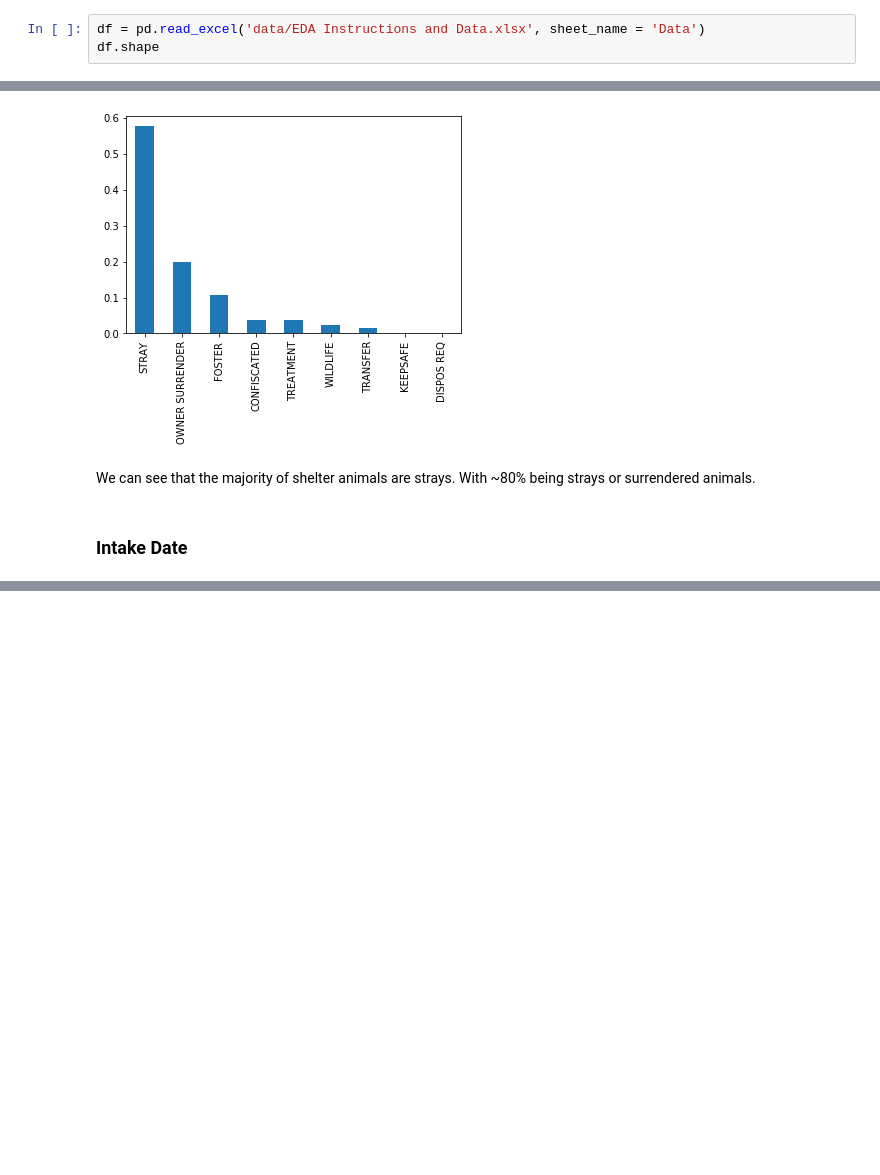
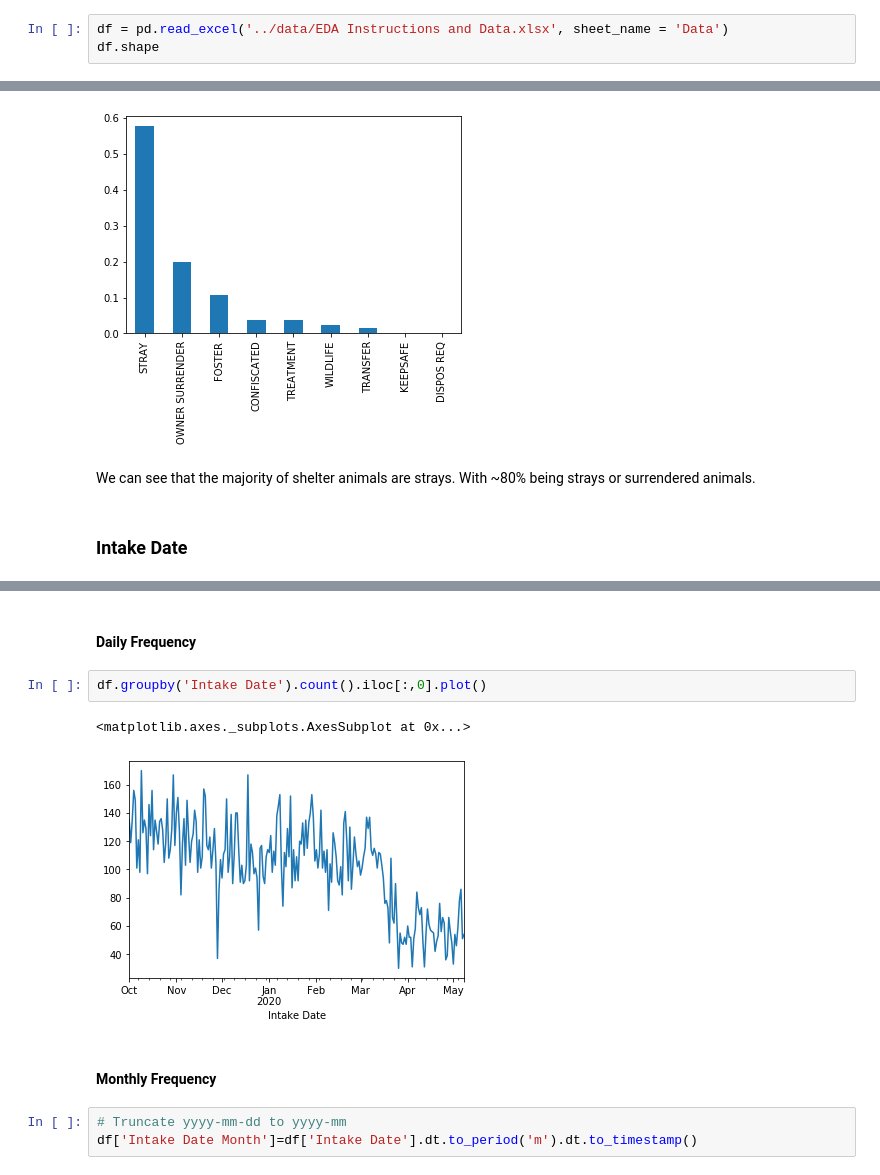
Before and after one commit to jfleury12/animal_shelter_EDA, a Jupyter notebook: notebooks/animal_shelter_eda_fleury.ipynb, the cells around one changed output, grey strips where cells are left out. Cells and saved outputs as stored; diff of their text form; blank space fills up the shorter version.

Commit message:
time series graphs added

```diff
--- a/notebooks/animal_shelter_eda_fleury.ipynb
+++ b/notebooks/animal_shelter_eda_fleury.ipynb
@@ -16,7 +16,7 @@ from plotly.offline import iplot
 # %% [markdown]
 ## Data Importation and Cleaning
 # %%
-df = pd.read_excel('data/EDA Instructions and Data.xlsx', sheet_name = 'Data')
+df = pd.read_excel('../data/EDA Instructions and Data.xlsx', sheet_name = 'Data')
 df.shape
 # %% [output]
 (22557, 34)
@@ -322,0 +350,12 @@ When are these events occurring during the year?
+# %% [markdown]
+#### Daily Frequency
+# %%
+df.groupby('Intake Date').count().iloc[:,0].plot()
+# %% [output]
+<matplotlib.axes._subplots.AxesSubplot at 0x...>
+[figure, added]
+# %% [markdown]
+#### Monthly Frequency
+# %%
+# Truncate yyyy-mm-dd to yyyy-mm
+df['Intake Date Month']=df['Intake Date'].dt.to_period('m').dt.to_timestamp()
```
Also changed, not shown: parts of 21 cells of this notebook.
